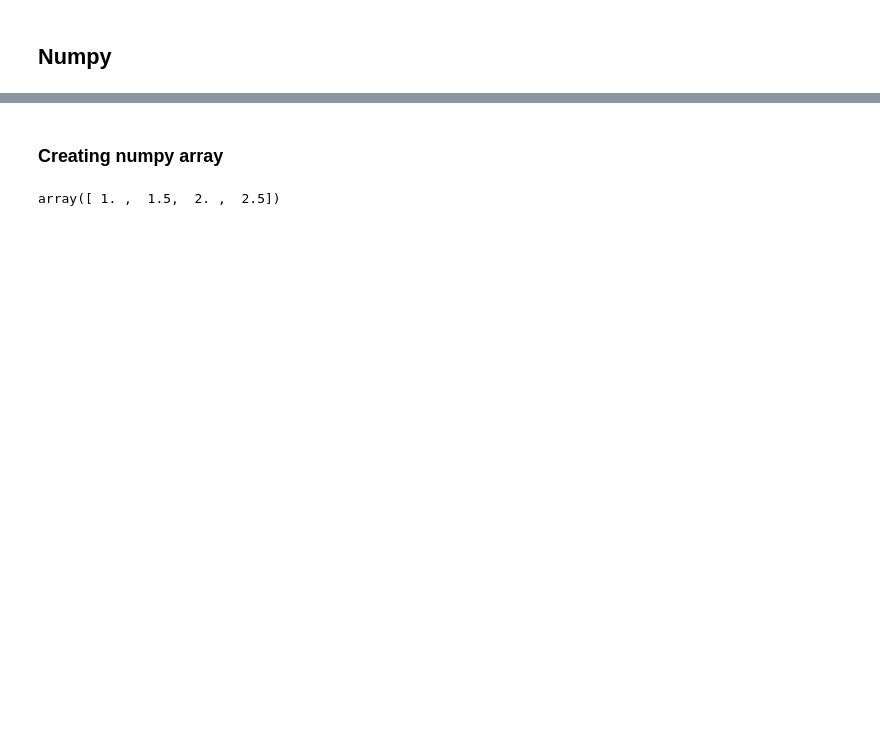
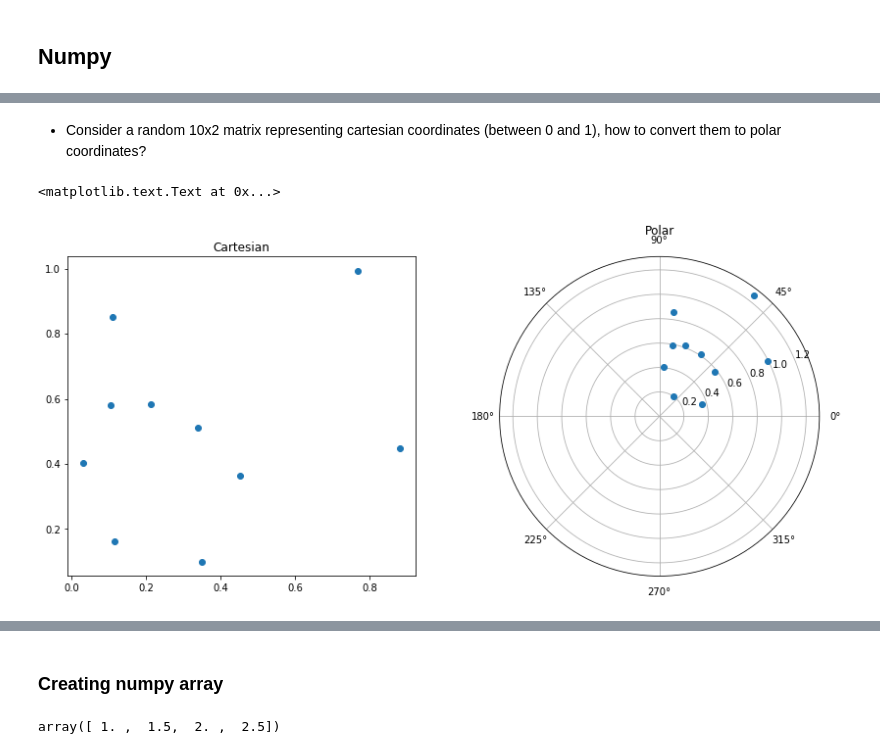
Before and after one commit to stijnvanhoey/course_gis_scripting, a Jupyter notebook: _solved/02-scientific-python-introduction.ipynb, the cells around one changed output, grey strips where cells are left out. Drawn from its saved outputs; the diff is of its cells as text; code cells hidden in the pictures; blank space fills up the shorter version.

```diff
--- a/_solved/02-scientific-python-introduction.ipynb
+++ b/_solved/02-scientific-python-introduction.ipynb
@@ -11,0 +83,26 @@ import numpy as np
+# %% [markdown]
+* Consider a random 10x2 matrix representing cartesian coordinates (between 0 and 1), how to convert them to polar coordinates?
+# %%
+# random numbers (X, Y in 2 columns)
+Z = np.random.random((10,2))
+X, Y = Z[:,0], Z[:,1]
+
+# Distance
+R = np.sqrt(X**2 + Y**2)
+# Angle
+T = np.arctan2(Y, X) # Array of angles in radians
+Tdegree = T*180/(np.pi) # If you like degrees more
+
+# NEXT PART (purely for illustration)
+# plot the cartesian coordinates
+plt.figure(figsize=(14, 6))
+ax1 = plt.subplot(121)
+ax1.plot(Z[:,0], Z[:,1], 'o')
+ax1.set_title("Cartesian")
+#plot the polar coorsidnates
+ax2 = plt.subplot(122, polar=True)
+ax2.plot(T, R, 'o')
+ax2.set_title("Polar")
+# %% [output]
+<matplotlib.text.Text at 0x...>
+[figure, added]
```
Also changed, not shown: parts of 115 cells of this notebook, 2 other files.
